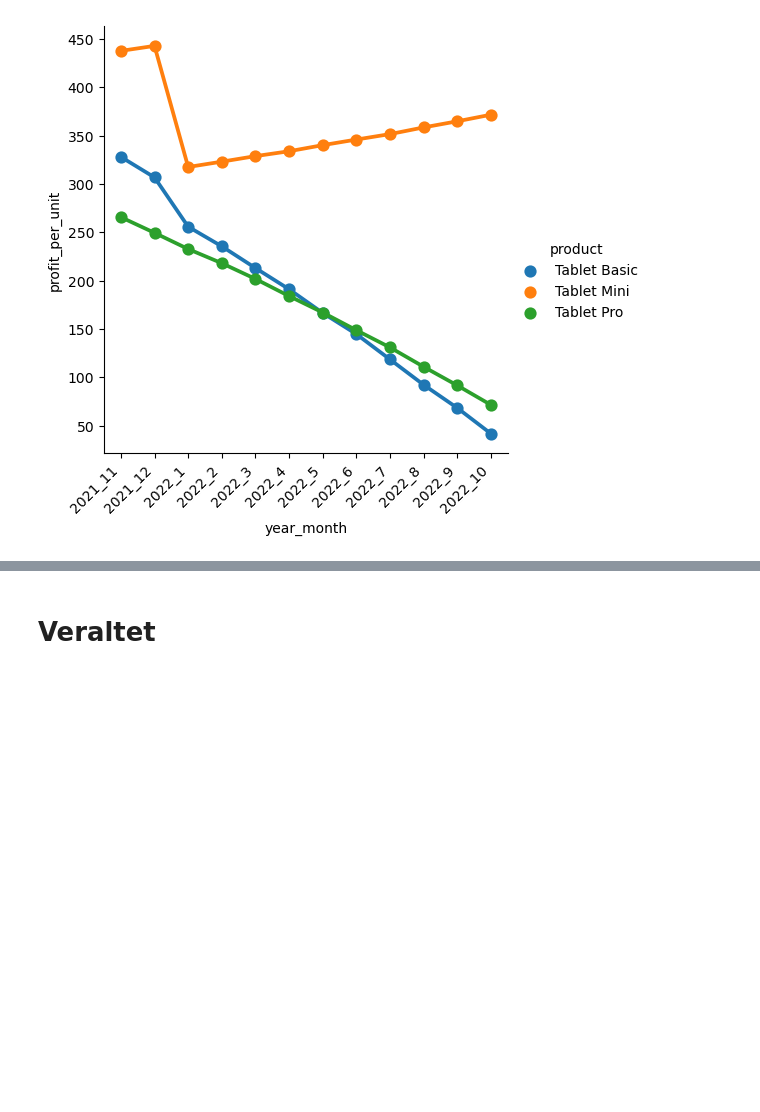
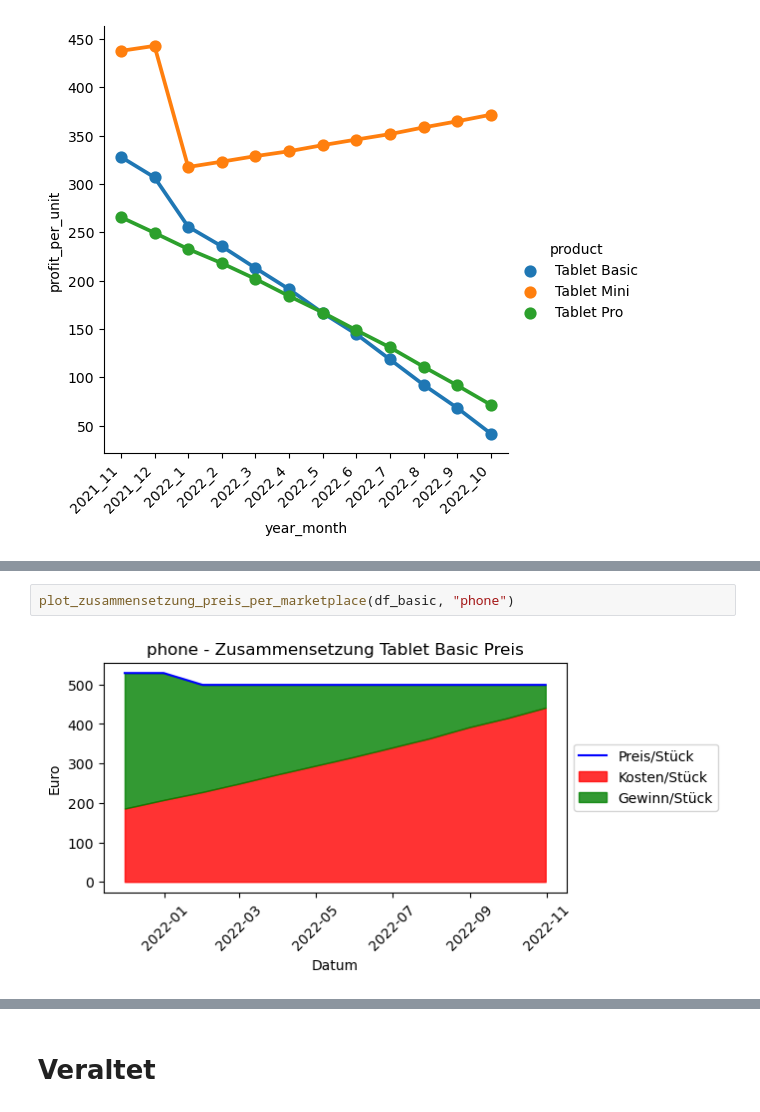
Before and after one commit to timstr97/business-analytics-case-study, a Jupyter notebook: sandbox/moritz/sandbox1.ipynb, the cells around one changed output, grey strips where cells are left out. Cells and saved outputs as stored; diff of their text form; blank space fills up the shorter version.

```diff
--- a/sandbox/moritz/sandbox1.ipynb
+++ b/sandbox/moritz/sandbox1.ipynb
@@ -223,0 +304,4 @@ chart.set_xticklabels(rotation=45, horizontalalignment='right')
+# %%
+plot_zusammensetzung_preis_per_marketplace(df_basic, "phone")
+# %% [output]
+[figure, added]
```
Also changed, not shown: parts of 12 cells of this notebook, 1 other file.
